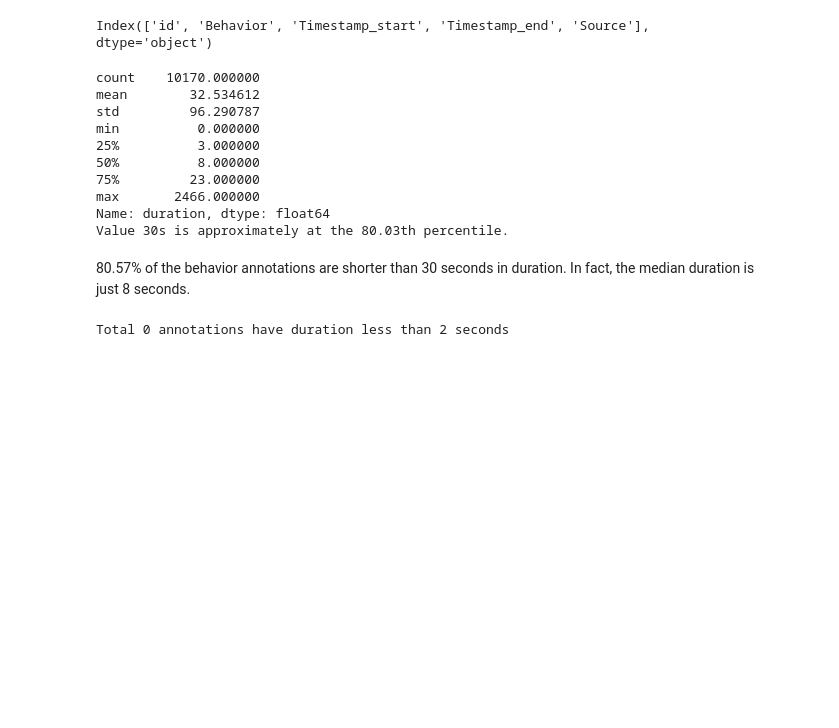
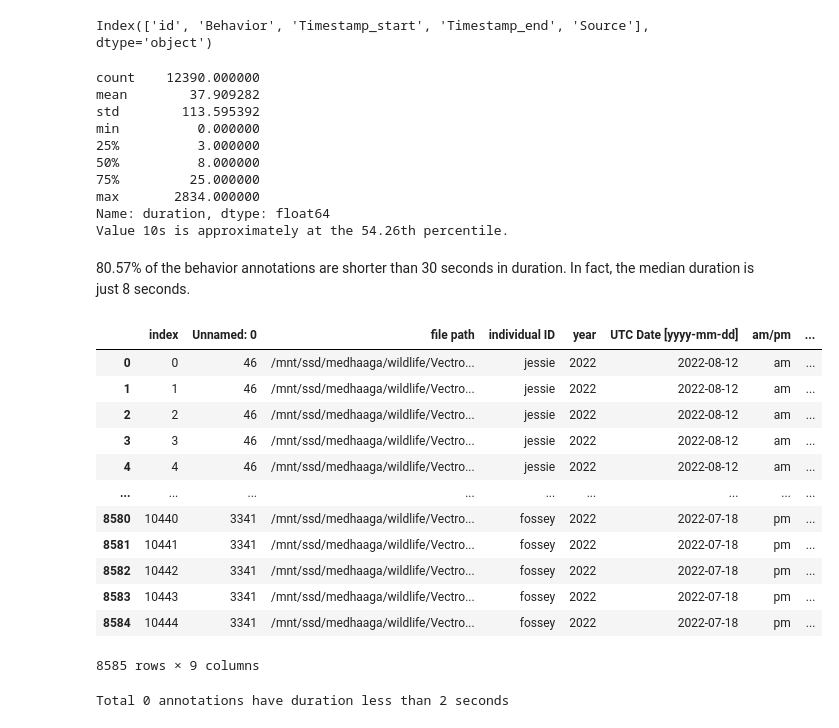
Before and after one commit to medhaaga/BotswanaML, a Jupyter notebook: notebooks/Vectronic_summary_EDA.ipynb, the cells around one changed output. Cells and saved outputs as stored; diff of their text form; code cells hidden in the pictures; blank space fills up the shorter version.

```diff
--- a/notebooks/historic_dog_acc.ipynb
+++ b/notebooks/Vectronic_summary_EDA.ipynb
@@ -83,54 +76,69 @@ all_annotations = all_annotations[all_annotations.Behavior.isin(RAW_BEHAVIORS_WO
 # %%
 print(all_annotations["duration"].describe())
-value = 30
+value = 10
 quantile = np.mean(all_annotations["duration"] <= value)
 print(f"Value {value}s is approximately at the {quantile*100:.2f}th percentile.")
 # %% [output]
-count    10170.000000
-mean        32.534612
-std         96.290787
+count    12390.000000
+mean        37.909282
+std        113.595392
 min          0.000000
 25%          3.000000
 50%          8.000000
-75%         23.000000
-max       2466.000000
+75%         25.000000
+max       2834.000000
 Name: duration, dtype: float64
-Value 30s is approximately at the 80.03th percentile.
+Value 10s is approximately at the 54.26th percentile.
 # %% [markdown]
 80.57% of the behavior annotations are shorter than 30 seconds in duration. In fact, the median duration is just 8 seconds.
 # %%
 metadata = pd.read_csv(get_metadata_path())
 # %%
-min_durations_list = [10, 20, 30, 40]
+min_durations_list = [20]
 
 for min_duration in min_durations_list:
 
-    summary_dir = os.path.join(get_project_root(), 'data', f"duration{min_duration}")
-    data_dir = os.path.join(get_project_root(), 'data', f"duration{min_duration}")
-    metadata_dir = os.path.join(get_project_root(), 'data', f"duration{min_duration}")
+    dir = os.path.join(get_project_root(), 'data', f"duration{min_duration}")
+    os.makedirs(dir, exist_ok=True)
 
-    os.makedirs(summary_dir, exist_ok=True)
-    os.makedirs(data_dir, exist_ok=True)
-    os.makedirs(metadata_dir, exist_ok=True)
 
-    summary_path = os.path.join(summary_dir, "matched_acc_summary.csv")
-    data_path = os.path.join(data_dir, "matched_acc_data.csv")
-    metadata_path = os.path.join(metadata_dir, "matched_acc_metadata.csv")
-
+    summary_path = os.path.join(dir, "matched_acc_summary.csv")
+    data_path = os.path.join(dir, "matched_acc_data.csv")
+    metadata_path = os.path.join(dir, "matched_acc_metadata.csv")
 
     if not (os.path.exists(summary_path) and os.path.exists(data_path) and os.path.exists(metadata_path)):
         acc_summary, acc_data, acc_data_metadata = create_matched_data(
             metadata, all_annotations, min_duration=min_duration, verbose=True
         )
         acc_summary.to_csv(summary_path, index=False)
         acc_data.to_csv(data_path, index=False)
         acc_data_metadata.to_csv(metadata_path, index=False)
     else:
         acc_summary = pd.read_csv(summary_path)
         acc_data = pd.read_csv(data_path)
         acc_data_metadata = pd.read_csv(metadata_path)
 
         acc_data['acc_x'] = acc_data['acc_x'].apply(json.loads)
         acc_data['acc_y'] = acc_data['acc_y'].apply(json.loads)
         acc_data['acc_z'] = acc_data['acc_z'].apply(json.loads)
+
+acc_data = adjust_behavior_and_durations(acc_data, SUMMARY_COLLAPSE_BEHAVIORS_MAPPING_WO_TROTTING, SUMMARY_BEHAVIORS_WO_TROTTING)
+acc_data_metadata = acc_data_metadata.loc[acc_data.index]
+
+acc_data.reset_index()
+acc_data_metadata.reset_index()
+# %% [output]
+|  | index | Unnamed: 0 | file path | individual ID | year | UTC Date [yyyy-mm-dd] | am/pm | ... |
+| 0 | 0 | 46 | /mnt/ssd/medhaaga/wildlife/Vectro... | jessie | 2022 | 2022-08-12 | am | ... |
+| 1 | 1 | 46 | /mnt/ssd/medhaaga/wildlife/Vectro... | jessie | 2022 | 2022-08-12 | am | ... |
+| 2 | 2 | 46 | /mnt/ssd/medhaaga/wildlife/Vectro... | jessie | 2022 | 2022-08-12 | am | ... |
+| 3 | 3 | 46 | /mnt/ssd/medhaaga/wildlife/Vectro... | jessie | 2022 | 2022-08-12 | am | ... |
+| 4 | 4 | 46 | /mnt/ssd/medhaaga/wildlife/Vectro... | jessie | 2022 | 2022-08-12 | am | ... |
+| ... | ... | ... | ... | ... | ... | ... | ... | ... |
+| 8580 | 10440 | 3341 | /mnt/ssd/medhaaga/wildlife/Vectro... | fossey | 2022 | 2022-07-18 | pm | ... |
+| 8581 | 10441 | 3341 | /mnt/ssd/medhaaga/wildlife/Vectro... | fossey | 2022 | 2022-07-18 | pm | ... |
+| 8582 | 10442 | 3341 | /mnt/ssd/medhaaga/wildlife/Vectro... | fossey | 2022 | 2022-07-18 | pm | ... |
+| 8583 | 10443 | 3341 | /mnt/ssd/medhaaga/wildlife/Vectro... | fossey | 2022 | 2022-07-18 | pm | ... |
+| 8584 | 10444 | 3341 | /mnt/ssd/medhaaga/wildlife/Vectro... | fossey | 2022 | 2022-07-18 | pm | ... |
+8585 rows × 9 columns
 # %%
```
Also changed, not shown: parts of 8 cells of this notebook, 5 other files.
